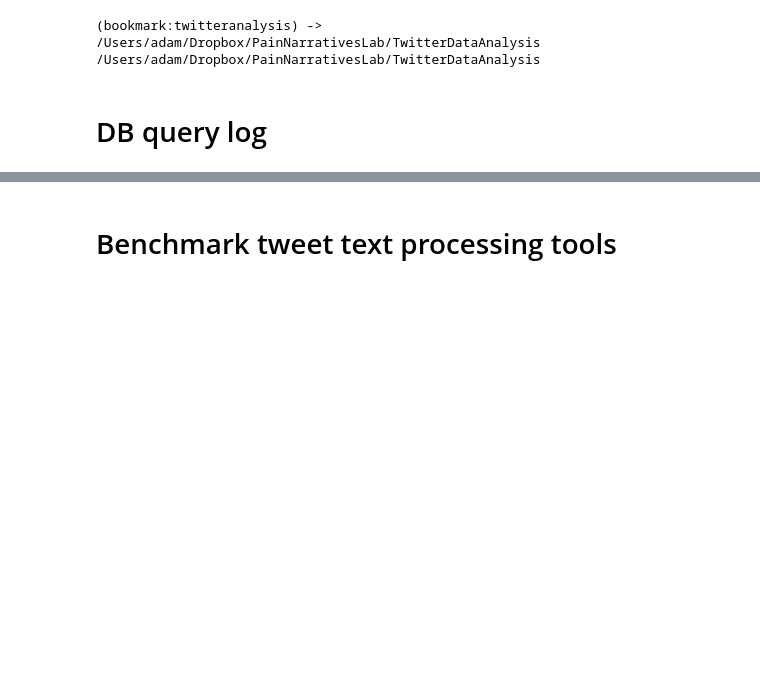
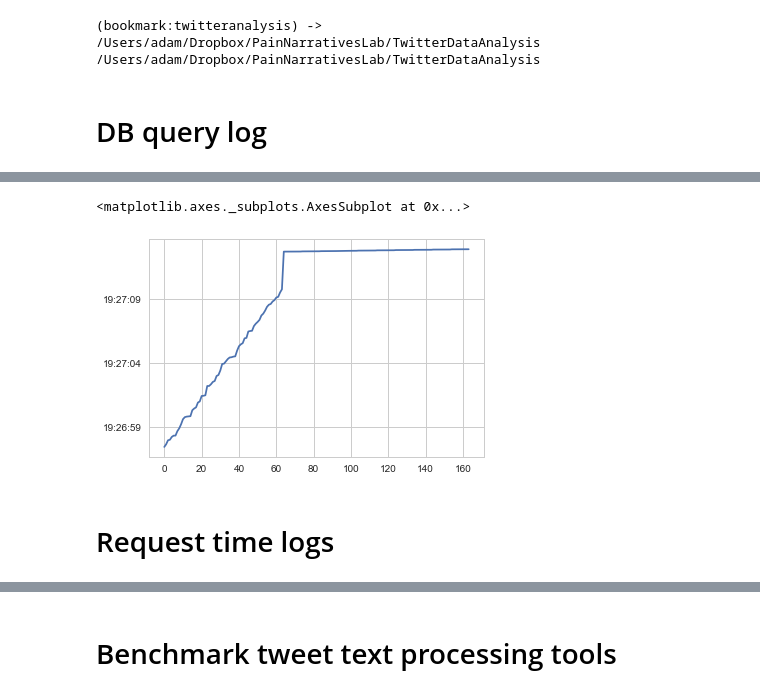
Before and after one commit to PainNarrativesLab/TwitterDataAnalysis, a Jupyter notebook: Notebooks/Twitter_Benchmarking.ipynb, the cells around one changed output, grey strips where cells are left out. Saved outputs shown, nothing was run; the diff lists cells and outputs as text; code cells hidden in the pictures; blank space fills up the shorter version.

```diff
--- a/Notebooks/Twitter_Benchmarking.ipynb
+++ b/Notebooks/Twitter_Benchmarking.ipynb
@@ -21,2 +24,33 @@ import datetime
+# %%
+
+BASE = os.getenv("HOME")
+# todo restore environment
+# from TwitterDataAnalysis.environment import *
+
+# Logging
+LOG_FOLDER_PATH = "%s/Desktop/TwitterDataAnalysisLogs" % BASE
+
+query_log = '%s/query_log.csv' % LOG_FOLDER_PATH
+query_time_log = '%s/query_time_log.csv' % LOG_FOLDER_PATH
+
+
+request_log = '%s/request_log.csv' % LOG_FOLDER_PATH
+request_time_log = '%s/request_time_log.csv' % LOG_FOLDER_PATH
+
+
+def r(x):
+    if x[0] == '0':
+        x = '2%s' % x
+    return pd.to_datetime(x)
+
+queries = pd.read_csv(query_log,  header=None, names=['runtime'])
+query_timestamps = pd.read_csv(query_time_log,  header=None, names=['runTimestamp'])
+query_timestamps = query_timestamps.apply(lambda x: r(x.runTimestamp), axis=1)
+queries.dropna(inplace=True)
+
+requests = pd.read_csv(request_log,  header=None, names=['runtime'])
+request_timestamps = pd.read_csv(request_time_log,  header=None, names=['runTimestamp'])
+request_timestamps = request_timestamps.apply(lambda x: r(x.runTimestamp), axis=1)
+requests.dropna(inplace=True)
 # %% [markdown]
 # DB query log
@@ -94,5 +109,12 @@ queries.plot()
+# %%
+query_timestamps.T.plot()
+# %% [output]
+<matplotlib.axes._subplots.AxesSubplot at 0x...>
+[figure, added]
 # %%
 d = queries[:50]
 d = d.reset_index()
 # %%
 d.runTimestamp[0]
+# %% [markdown]
+# Request time logs
```
Also changed, not shown: parts of 22 cells of this notebook, 6 other files.
